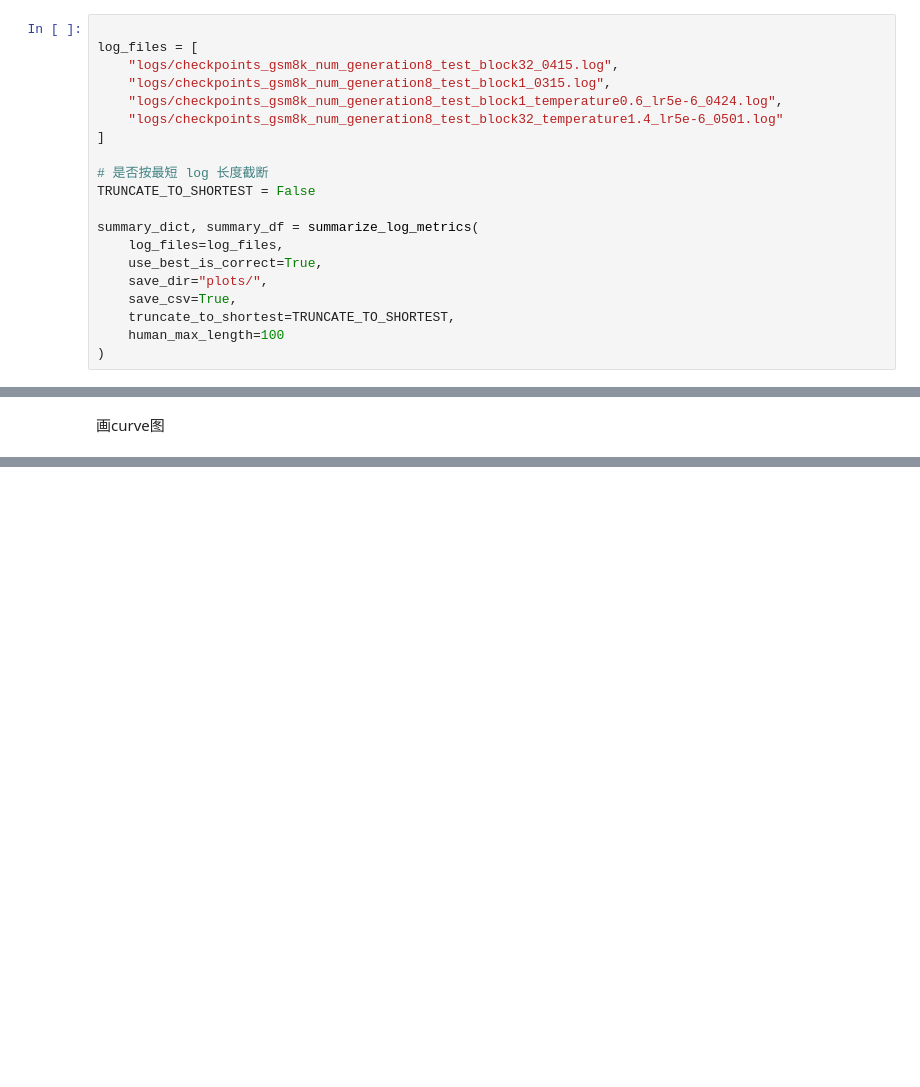
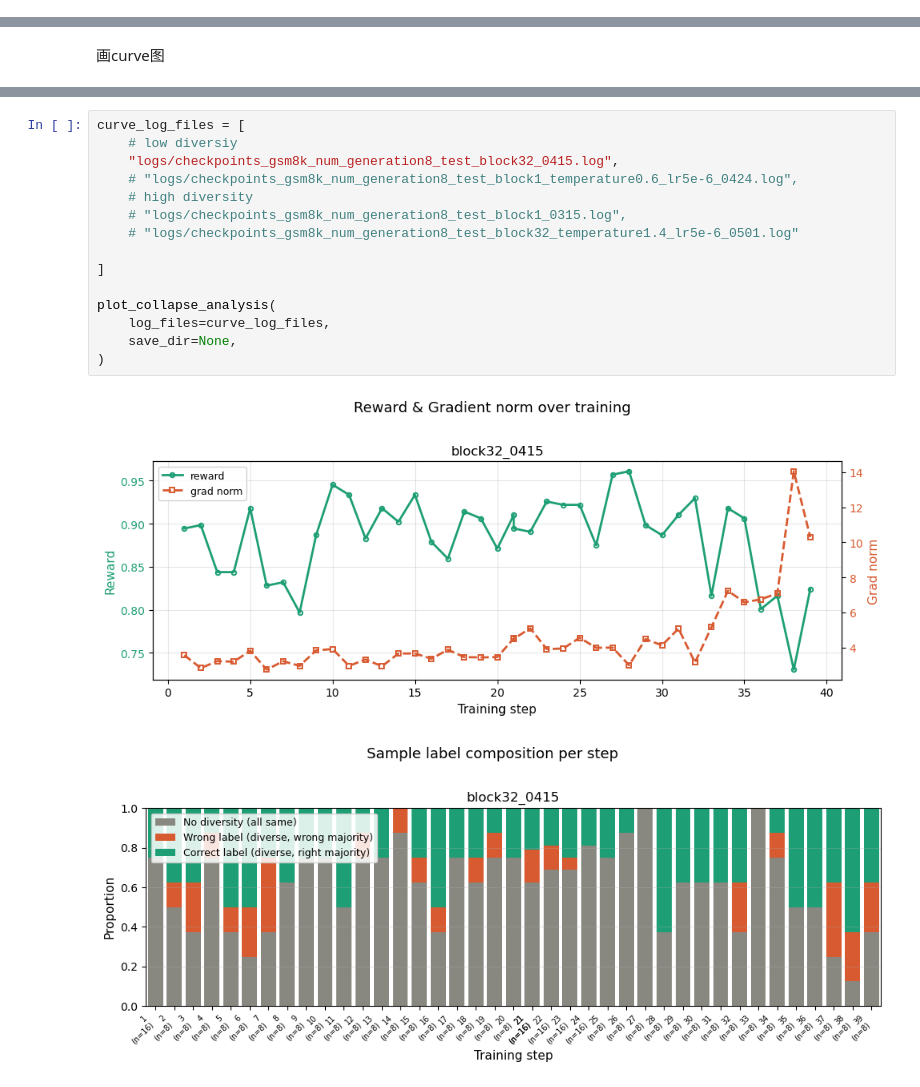
Before and after one commit to duterscmy/JustGRPO, a Jupyter notebook: draw_reward.ipynb, the cells around one changed output, grey strips where cells are left out. Drawn from its saved outputs; the diff is of its cells as text; blank space fills up the shorter version.

```diff
--- a/draw_reward.ipynb
+++ b/draw_reward.ipynb
@@ -1267,20 +1266,0 @@ def plot_metric_means_from_summary(
-# %%
-
-log_files = [
-    "logs/checkpoints_gsm8k_num_generation8_test_block32_0415.log",
-    "logs/checkpoints_gsm8k_num_generation8_test_block1_0315.log",
-    "logs/checkpoints_gsm8k_num_generation8_test_block1_temperature0.6_lr5e-6_0424.log",
-    "logs/checkpoints_gsm8k_num_generation8_test_block32_temperature1.4_lr5e-6_0501.log"
-]
-
-# 是否按最短 log 长度截断
-TRUNCATE_TO_SHORTEST = False
-
-summary_dict, summary_df = summarize_log_metrics(
-    log_files=log_files,
-    use_best_is_correct=True,
-    save_dir="plots/",
-    save_csv=True,
-    truncate_to_shortest=TRUNCATE_TO_SHORTEST,
-    human_max_length=100
-)
@@ -1717,0 +1556,18 @@ compare_two_logs(log1, log2, save_dir="figures", window_size=40, step_size=2)
+# %%
+curve_log_files = [
+    # low diversiy
+    "logs/checkpoints_gsm8k_num_generation8_test_block32_0415.log",
+    # "logs/checkpoints_gsm8k_num_generation8_test_block1_temperature0.6_lr5e-6_0424.log",
+    # high diversity
+    # "logs/checkpoints_gsm8k_num_generation8_test_block1_0315.log",
+    # "logs/checkpoints_gsm8k_num_generation8_test_block32_temperature1.4_lr5e-6_0501.log"
+
+]
+
+plot_collapse_analysis(
+    log_files=curve_log_files,
+    save_dir=None,
+)
+# %% [output]
+[figure, added]
+[figure, added]
```
Also changed, not shown: parts of 10 cells of this notebook, 2 other files.
